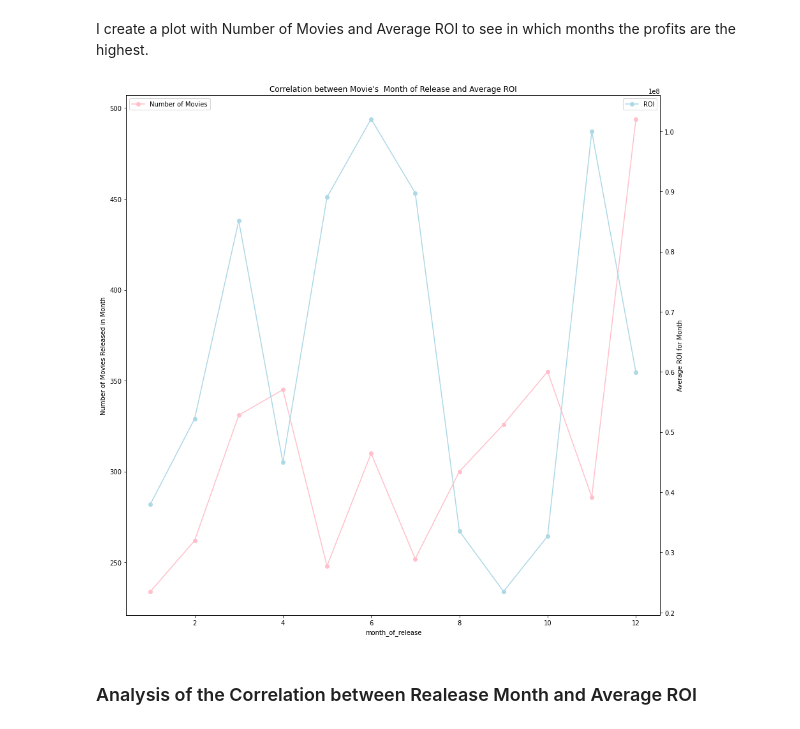
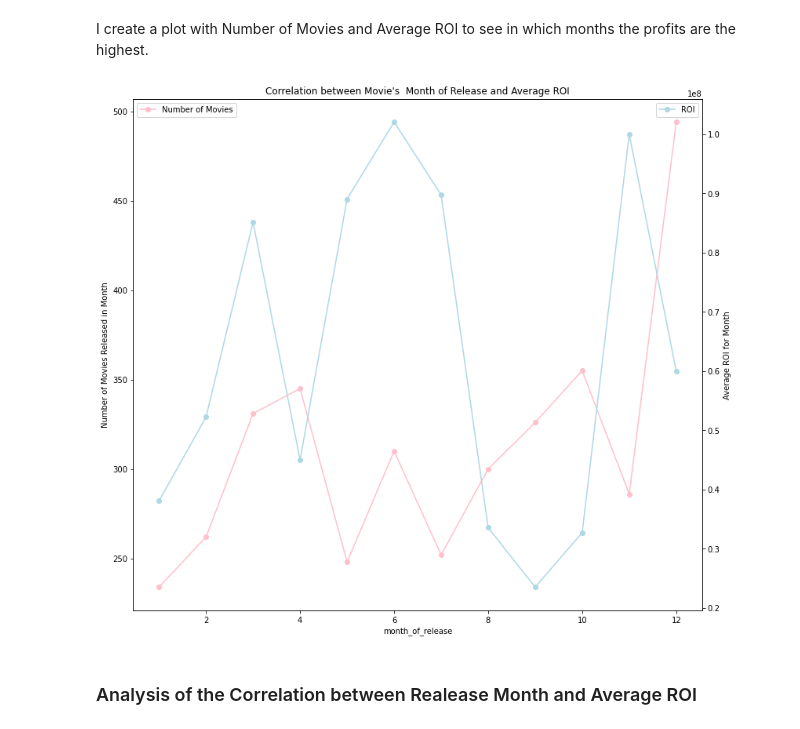
Before and after one commit to zyazyaG/110920-pt-project-template, a Jupyter notebook: Movie_Industry_Analysis_for_Microsoft.ipynb, the cells around one changed output. Cells and saved outputs as stored; diff of their text form; code cells hidden in the pictures.

```diff
--- a/Movie_Industry_Analysis_for_Microsoft.ipynb
+++ b/Movie_Industry_Analysis_for_Microsoft.ipynb
@@ -486,24 +487,24 @@ profit_permonth
 # %% [markdown]
 I create a plot with Number of Movies and Average ROI to see in which months the profits are the highest.
 # %%
-fig = plt.figure(figsize = (15, 15))
+fig = plt.figure(figsize = (13, 12))
 ax = fig.add_subplot(111)
 ax2 = ax.twinx()
 
 profit_permonth.num_of_movies.plot(marker = 'o', markevery = 1, color = 'pink', ax = ax, label = 'Number of Movies')
 profit_permonth.roi.plot( marker = 'o', markevery = 1, color = 'lightblue', ax = ax2, label = 'ROI')
 
 ax.set_ylabel('Number of Movies Released in Month')
 ax2.set_ylabel('Average ROI for Month')
 ax.set_title('Correlation between Movie\'s  Month of Release and Average ROI')
 
 ax.legend(loc = 2)
 ax2.legend (loc = 0)
 
 
 plt.show()
 # %% [output]
-[figure, old version]
+[figure, new version]
 # %% [markdown]
 ### Analysis of the Correlation between Realease Month and Average ROI
 # %% [markdown]
```
Also changed, not shown: parts of 7 cells of this notebook, 4 other files.
